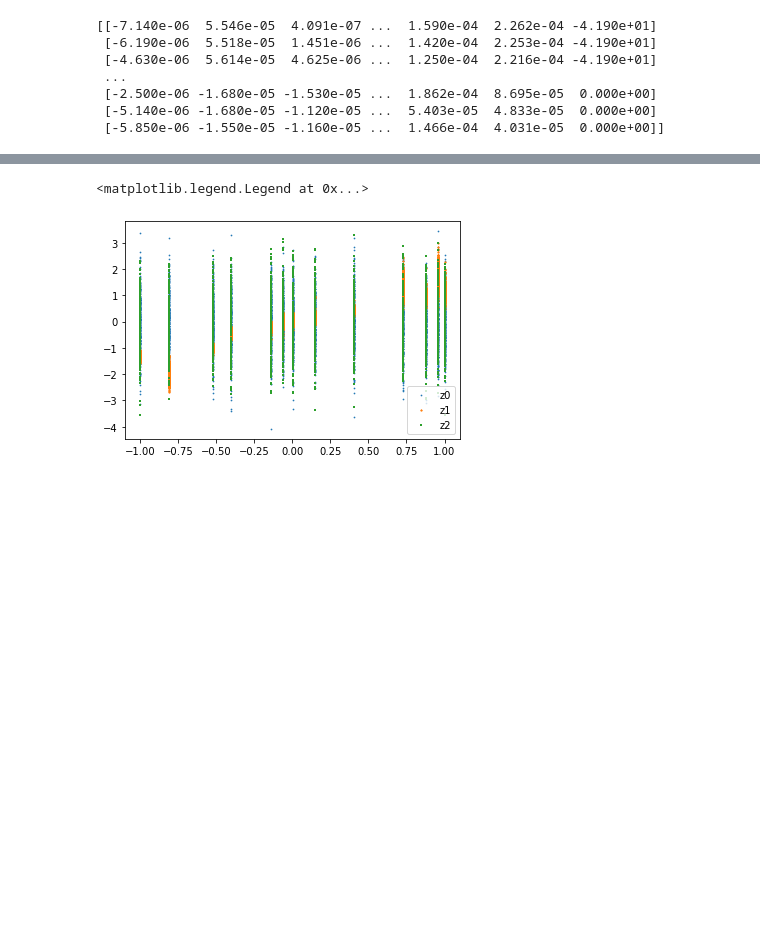
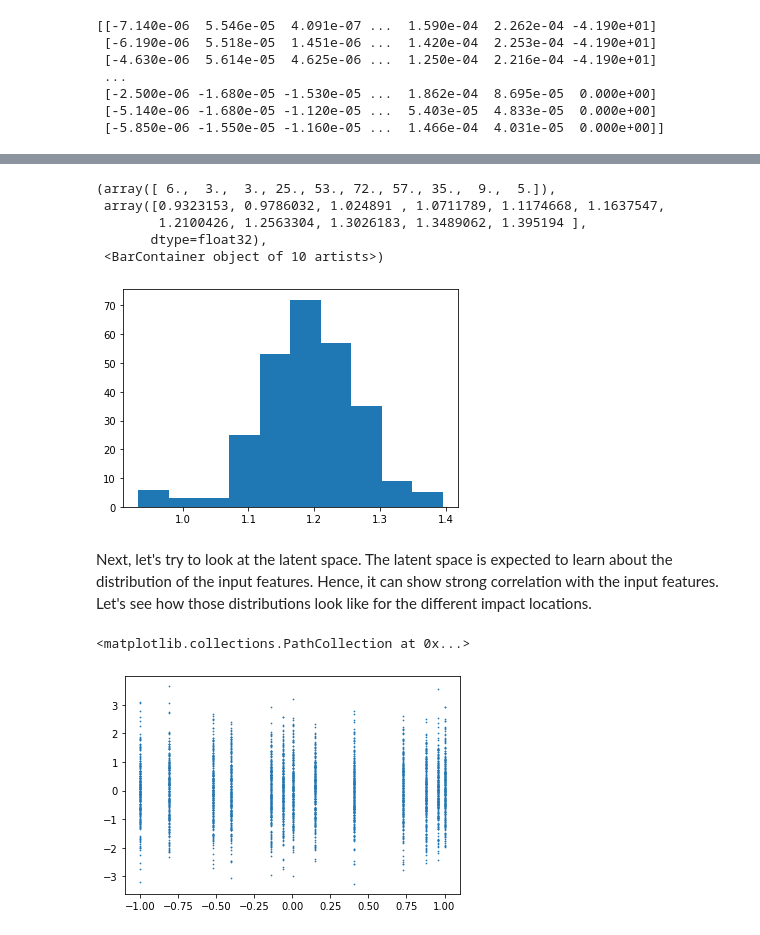
Before and after one commit to yorkiva/FAIR-Exercises, a Jupyter notebook: 08a-CDMS_NNVAE.ipynb, the cells around one changed output, grey strips where cells are left out. Drawn from its saved outputs; the diff is of its cells as text; code cells hidden in the pictures; blank space fills up the shorter version.

```diff
--- a/08a-CDMS_NNVAE.ipynb
+++ b/08a-CDMS_NNVAE.ipynb
@@ -388,12 +337,20 @@ plt.hist(f10)
+# %%
+plt.hist(f11) # The distribution for y = 1
+# %% [output]
+(array([ 6.,  3.,  3., 25., 53., 72., 57., 35.,  9.,  5.]),
+ array([0.9323153, 0.9786032, 1.024891 , 1.0711789, 1.1174668, 1.1637547,
+        1.2100426, 1.2563304, 1.3026183, 1.3489062, 1.395194 ],
+       dtype=float32),
+ <BarContainer object of 10 artists>)
+[figure, added]
+# %% [markdown]
+Next, let's try to look at the latent space. The latent space is expected to learn about the distribution of the input features. Hence, it can show strong correlation with the input features. Let's see how those distributions look like for the different impact locations.
 # %%
 y = XY[:,-1].numpy()
 z0 = z[:,0].detach().flatten().numpy()
 z1 = z[:,1].detach().flatten().numpy()
 z2 = z[:,2].detach().flatten().numpy()
 plt.scatter(y,z0,label='z0',marker='.', s=2)
-plt.scatter(y,z1,label='z1',marker='*',s=2)
-plt.scatter(y,z2,label='z2',marker='+', s=2)
-plt.legend()
 # %% [output]
-<matplotlib.legend.Legend at 0x...>
+<matplotlib.collections.PathCollection at 0x...>
-[figure, old version]
+[figure, new version]
```
Also changed, not shown: parts of 20 cells of this notebook, 11 other files.
